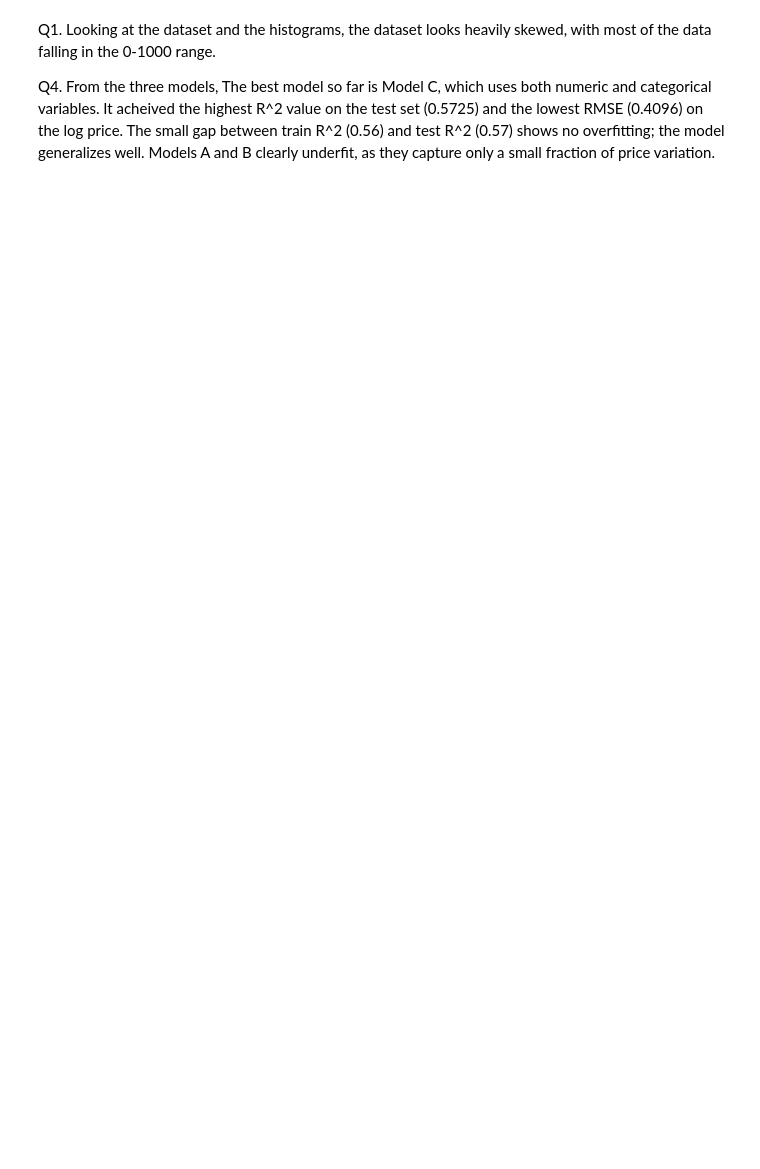
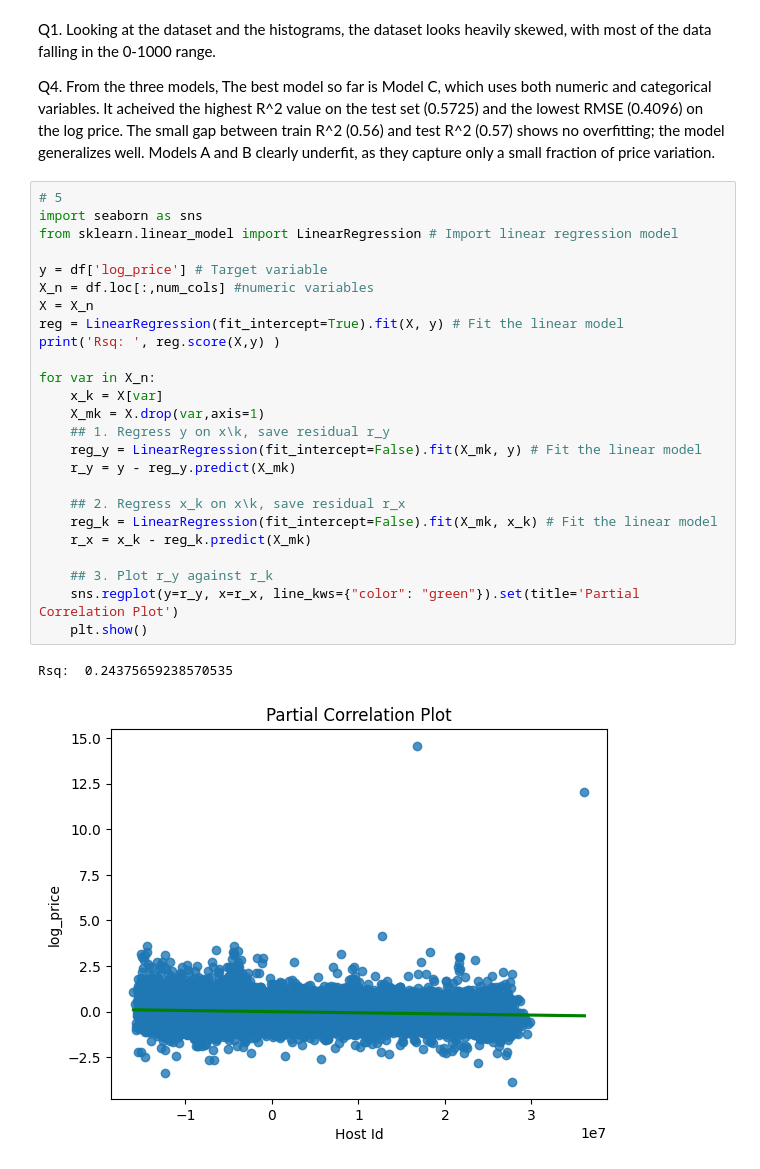
Before and after one commit to shawnmalik1/lab_hedonic_pricing, a Jupyter notebook: lab_notebook.ipynb, the cells around one changed output. Drawn from its saved outputs; the diff is of its cells as text; blank space fills up the shorter version.

```diff
--- a/lab_notebook.ipynb
+++ b/lab_notebook.ipynb
@@ -168,3 +167,31 @@ Q1. Looking at the dataset and the histograms, the dataset looks heavily skewed,
 
 
 Q4. From the three models, The best model so far is Model C, which uses both numeric and categorical variables. It acheived the highest R^2 value on the test set (0.5725) and the lowest RMSE (0.4096) on the log price. The small gap between train R^2 (0.56) and test R^2 (0.57) shows no overfitting; the model generalizes well. Models A and B clearly underfit, as they capture only a small fraction of price variation.
+# %%
+# 5
+import seaborn as sns
+from sklearn.linear_model import LinearRegression # Import linear regression model
+
+y = df['log_price'] # Target variable
+X_n = df.loc[:,num_cols] #numeric variables
+X = X_n
+reg = LinearRegression(fit_intercept=True).fit(X, y) # Fit the linear model
+print('Rsq: ', reg.score(X,y) )
+
+for var in X_n:
+    x_k = X[var]
+    X_mk = X.drop(var,axis=1)
+    ## 1. Regress y on x\k, save residual r_y
+    reg_y = LinearRegression(fit_intercept=False).fit(X_mk, y) # Fit the linear model
+    r_y = y - reg_y.predict(X_mk)
+
+    ## 2. Regress x_k on x\k, save residual r_x
+    reg_k = LinearRegression(fit_intercept=False).fit(X_mk, x_k) # Fit the linear model
+    r_x = x_k - reg_k.predict(X_mk)
+
+    ## 3. Plot r_y against r_k
+    sns.regplot(y=r_y, x=r_x, line_kws={"color": "green"}).set(title='Partial Correlation Plot')
+    plt.show()
+# %% [output]
+Rsq:  0.24375659238570535
+[figure, added]
```
Also changed, not shown: parts of 4 cells of this notebook.
